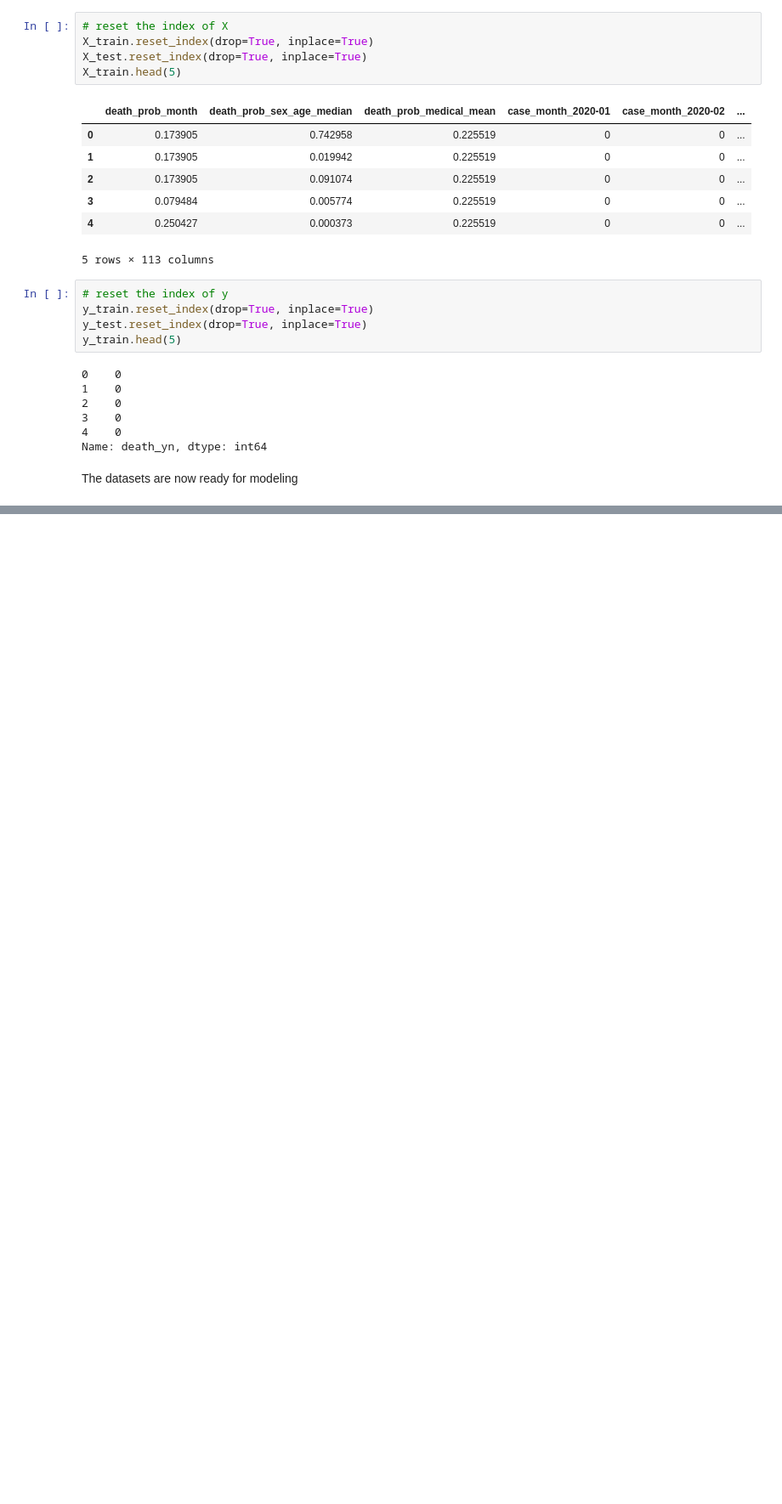
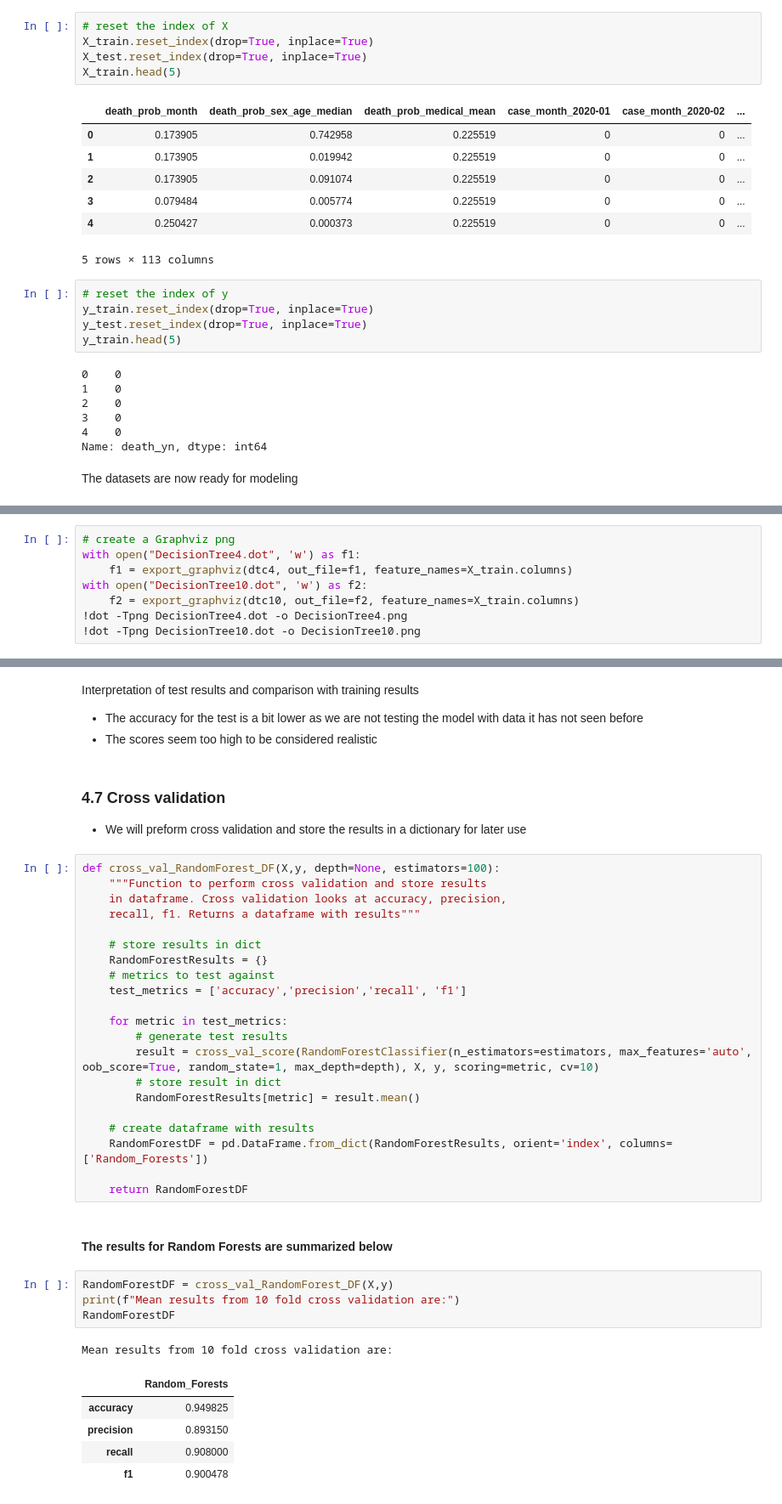
Before and after one commit to MichaelMoyles/MLCovid-19, a Jupyter notebook: 2022-Homework2-Notebook.ipynb, the cells around one changed output, grey strips where cells are left out. Shown at 85% size. Cells and saved outputs as stored; diff of their text form; blank space fills up the shorter version.

```diff
--- a/2022-Homework2-Notebook.ipynb
+++ b/2022-Homework2-Notebook.ipynb
@@ -875,0 +928,8 @@ The datasets are now ready for modeling
+# %%
+# create a Graphviz png
+with open("DecisionTree4.dot", 'w') as f1:
+    f1 = export_graphviz(dtc4, out_file=f1, feature_names=X_train.columns)
+with open("DecisionTree10.dot", 'w') as f2:
+    f2 = export_graphviz(dtc10, out_file=f2, feature_names=X_train.columns)
+!dot -Tpng DecisionTree4.dot -o DecisionTree4.png
+!dot -Tpng DecisionTree10.dot -o DecisionTree10.png
@@ -875,0 +1093,41 @@ The datasets are now ready for modeling
+# %% [markdown]
+Interpretation of test results and comparison with training results
+- The accuracy for the test is a bit lower as we are not testing the model with data it has not seen before
+- The scores seem too high to be considered realistic
+# %% [markdown]
+### 4.7 Cross validation
+- We will preform cross validation and store the results in a dictionary for later use
+# %%
+def cross_val_RandomForest_DF(X,y, depth=None, estimators=100):
+    """Function to perform cross validation and store results
+    in dataframe. Cross validation looks at accuracy, precision,
+    recall, f1. Returns a dataframe with results"""
+
+    # store results in dict
+    RandomForestResults = {}
+    # metrics to test against
+    test_metrics = ['accuracy','precision','recall', 'f1']
+
+    for metric in test_metrics:
+        # generate test results
+        result = cross_val_score(RandomForestClassifier(n_estimators=estimators, max_features='auto', oob_score=True, random_state=1, max_depth=depth), X, y, scoring=metric, cv=10)
+        # store result in dict
+        RandomForestResults[metric] = result.mean()
+
+    # create dataframe with results
+    RandomForestDF = pd.DataFrame.from_dict(RandomForestResults, orient='index', columns=['Random_Forests'])
+
+    return RandomForestDF
+# %% [markdown]
+#### The results for Random Forests are summarized below
+# %%
+RandomForestDF = cross_val_RandomForest_DF(X,y)
+print(f"Mean results from 10 fold cross validation are:")
+RandomForestDF
+# %% [output]
+Mean results from 10 fold cross validation are:
+|  | Random_Forests |
+| accuracy | 0.949825 |
+| precision | 0.893150 |
+| recall | 0.908000 |
+| f1 | 0.900478 |
```
Also changed, not shown: parts of 29 cells of this notebook, 4 other files.
